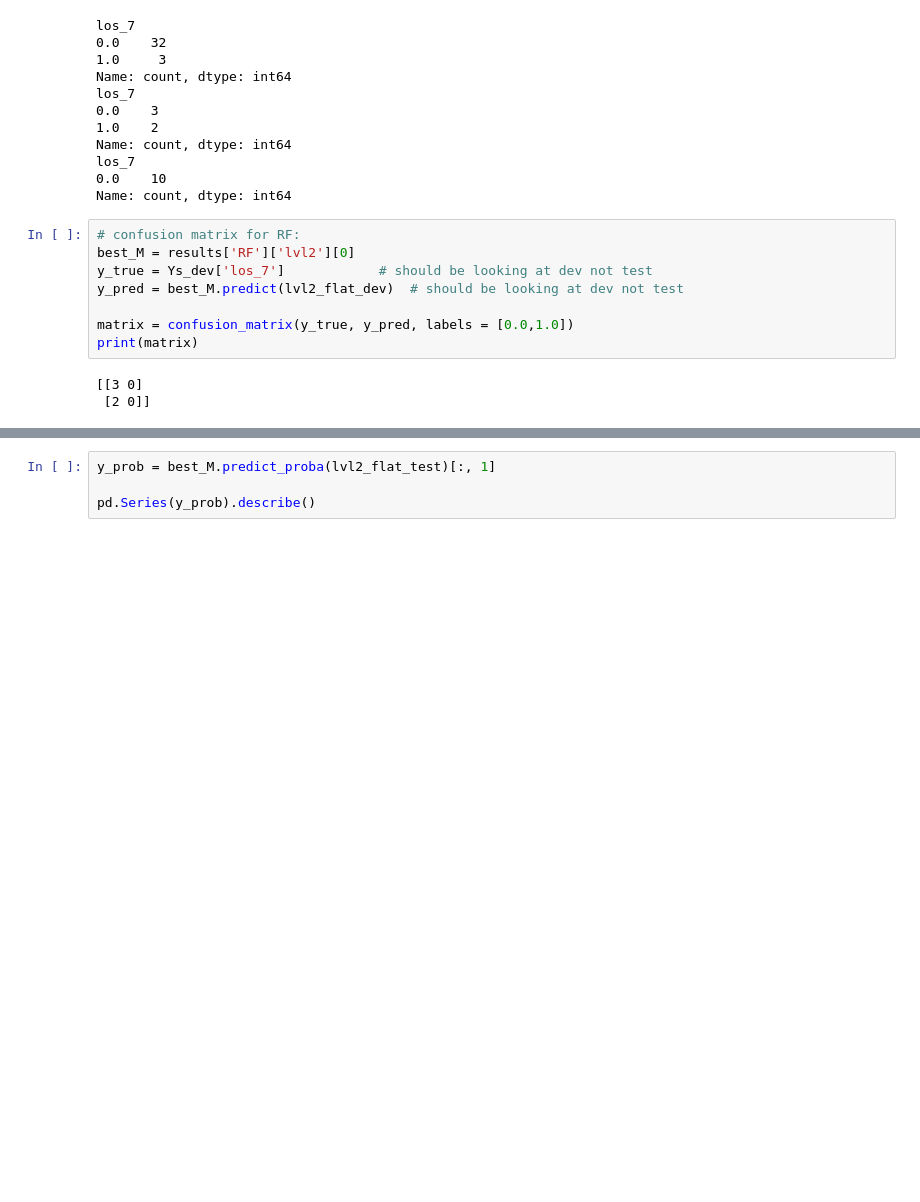
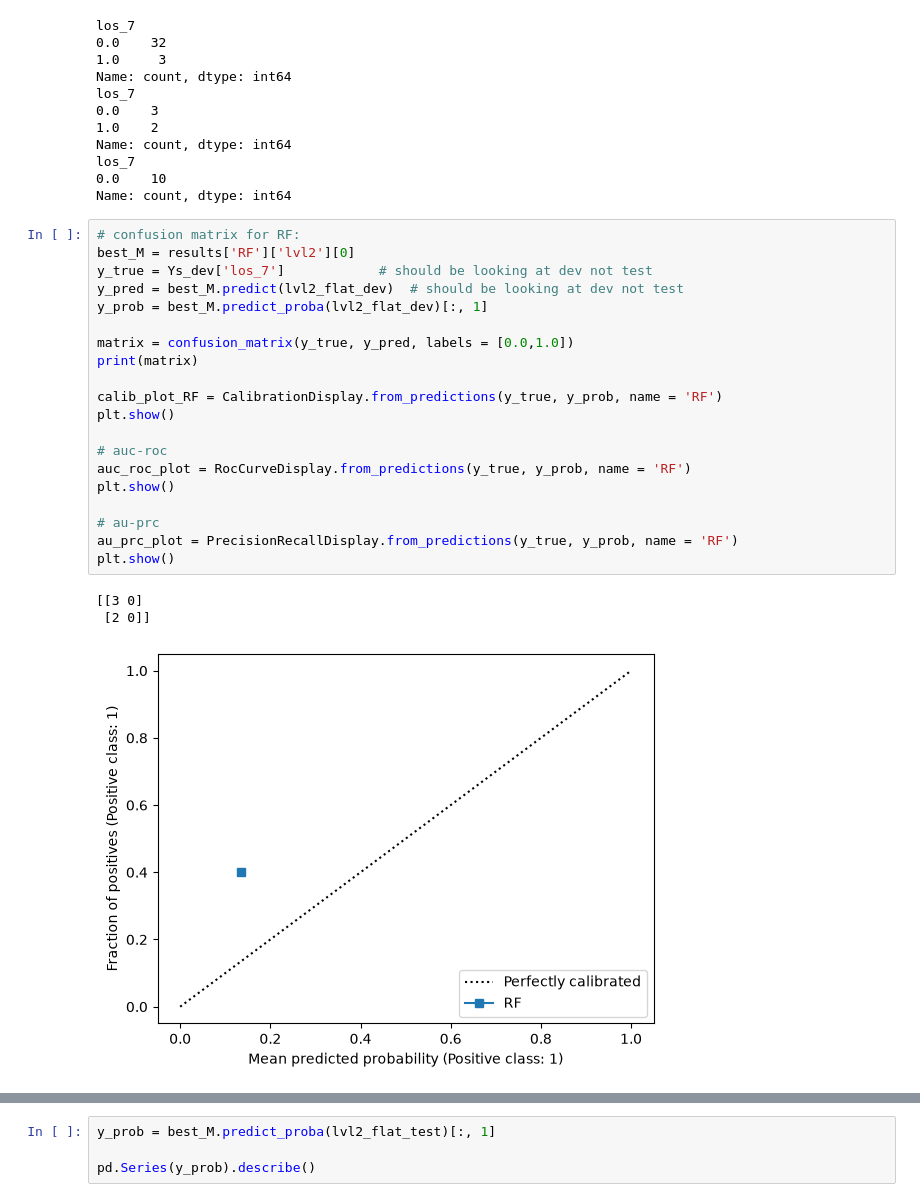
Before and after one commit to LizCrellin/msc_mimic_project, a Jupyter notebook: notebooks/1_Understand_Wang_pipeline.ipynb, the cells around one changed output, grey strips where cells are left out. Cells and saved outputs as stored; diff of their text form; blank space fills up the shorter version.

```diff
--- a/notebooks/1_Understand_Wang_pipeline.ipynb
+++ b/notebooks/1_Understand_Wang_pipeline.ipynb
@@ -500,11 +499,24 @@ Name: count, dtype: int64
 # %%
 # confusion matrix for RF:
 best_M = results['RF']['lvl2'][0]
 y_true = Ys_dev['los_7']            # should be looking at dev not test
 y_pred = best_M.predict(lvl2_flat_dev)  # should be looking at dev not test
+y_prob = best_M.predict_proba(lvl2_flat_dev)[:, 1]
 
 matrix = confusion_matrix(y_true, y_pred, labels = [0.0,1.0])
 print(matrix)
+
+calib_plot_RF = CalibrationDisplay.from_predictions(y_true, y_prob, name = 'RF')
+plt.show()
+
+# auc-roc
+auc_roc_plot = RocCurveDisplay.from_predictions(y_true, y_prob, name = 'RF')
+plt.show()
+
+# au-prc
+au_prc_plot = PrecisionRecallDisplay.from_predictions(y_true, y_prob, name = 'RF')
+plt.show()
 # %% [output]
 [[3 0]
  [2 0]]
+[figure, added]
```
Also changed, not shown: parts of 5 cells of this notebook.
